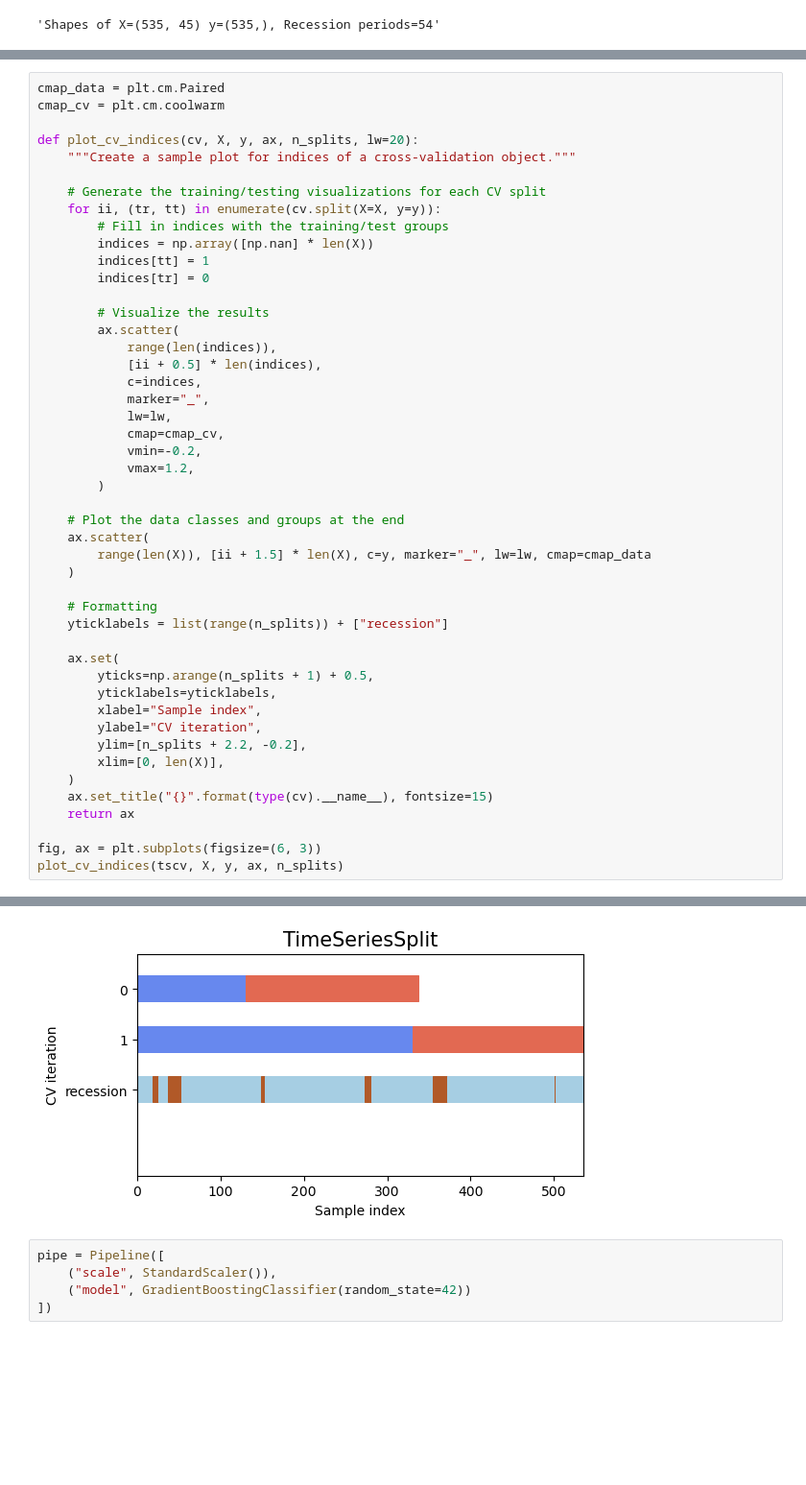
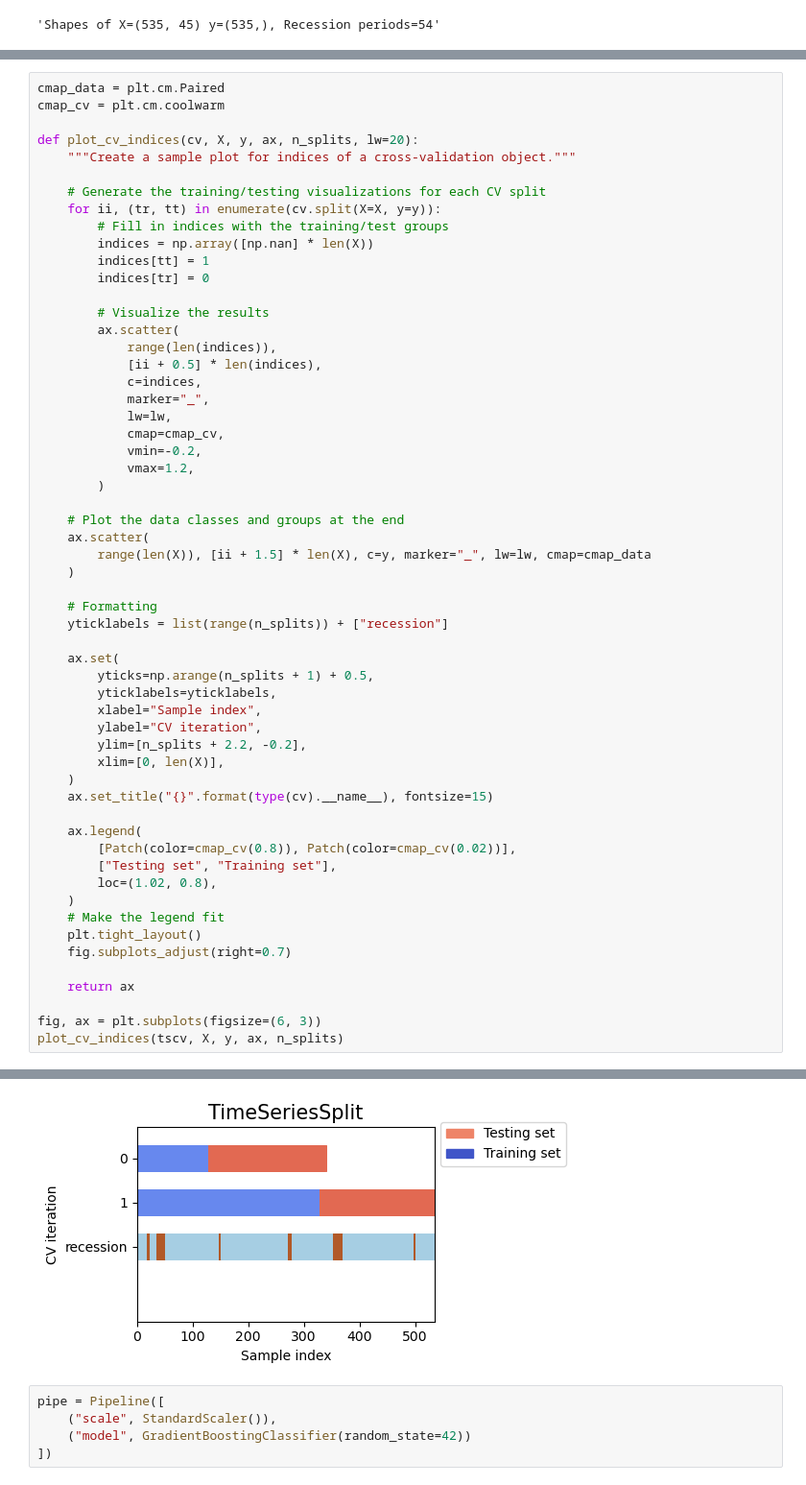
Before and after one commit to zigatrontelj/investmentfound, a Jupyter notebook: python/xgboost.ipynb, the cells around one changed output, grey strips where cells are left out. Shown at 96% size. Cells and saved outputs as stored; diff of their text form; blank space fills up the shorter version.

```diff
--- a/python/xgboost.ipynb
+++ b/python/xgboost.ipynb
@@ -116,34 +116,44 @@ def plot_cv_indices(cv, X, y, ax, n_splits, lw=20):
             marker="_",
             lw=lw,
             cmap=cmap_cv,
             vmin=-0.2,
             vmax=1.2,
         )
 
     # Plot the data classes and groups at the end
     ax.scatter(
         range(len(X)), [ii + 1.5] * len(X), c=y, marker="_", lw=lw, cmap=cmap_data
     )
 
     # Formatting
     yticklabels = list(range(n_splits)) + ["recession"]
 
     ax.set(
         yticks=np.arange(n_splits + 1) + 0.5,
         yticklabels=yticklabels,
         xlabel="Sample index",
         ylabel="CV iteration",
         ylim=[n_splits + 2.2, -0.2],
         xlim=[0, len(X)],
     )
     ax.set_title("{}".format(type(cv).__name__), fontsize=15)
+
+    ax.legend(
+        [Patch(color=cmap_cv(0.8)), Patch(color=cmap_cv(0.02))],
+        ["Testing set", "Training set"],
+        loc=(1.02, 0.8),
+    )
+    # Make the legend fit
+    plt.tight_layout()
+    fig.subplots_adjust(right=0.7)
+
     return ax
 
 fig, ax = plt.subplots(figsize=(6, 3))
 plot_cv_indices(tscv, X, y, ax, n_splits)
 # %% [output]
 <AxesSubplot: title={'center': 'TimeSeriesSplit'}, xlabel='Sample index', ylabel='CV iteration'>
-[figure, old version]
+[figure, new version]
 # %%
 pipe = Pipeline([
     ("scale", StandardScaler()),
```
Also changed, not shown: parts of 2 cells of this notebook.
